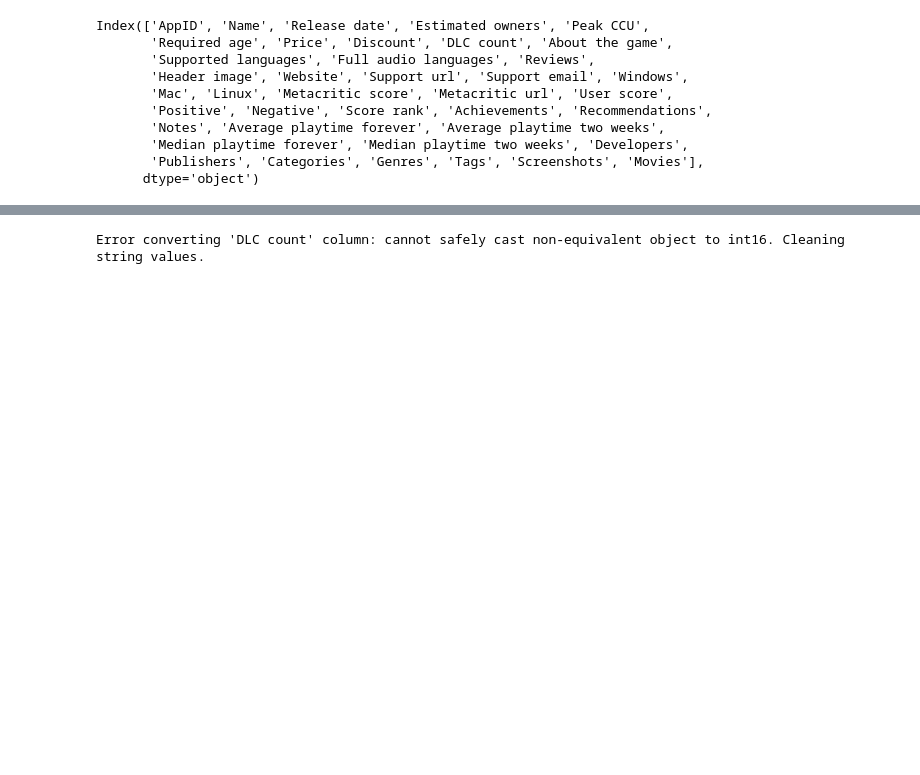
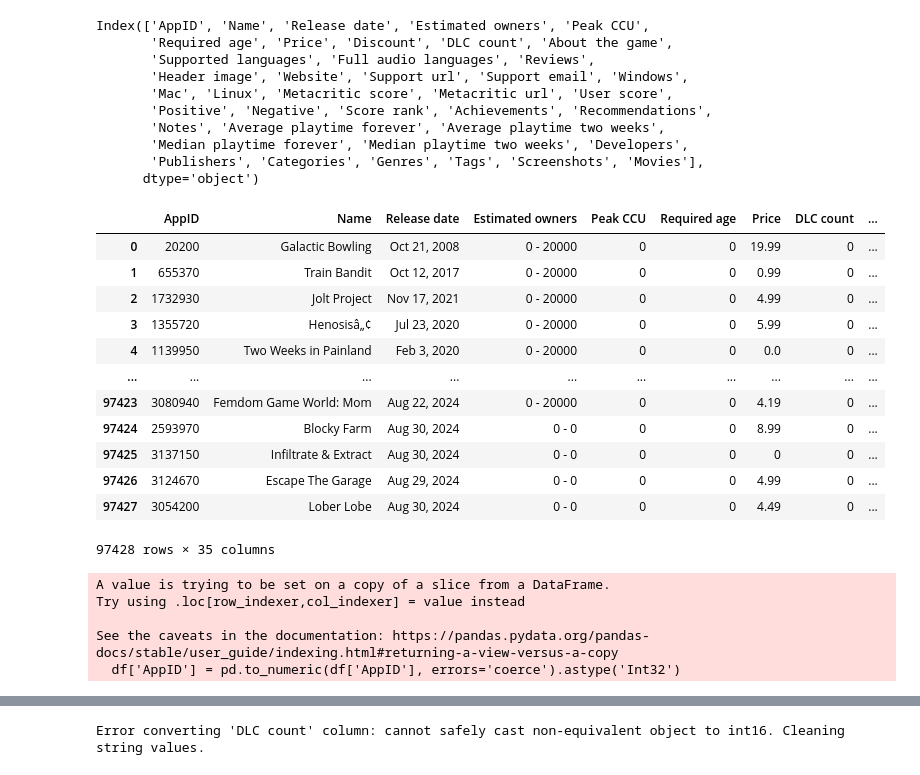
Before and after one commit to pyramidheadshark/Steam-AI-Recommendations, a Jupyter notebook: notebooks/dataset_preparation.ipynb, the cells around one changed output, grey strips where cells are left out. Drawn from its saved outputs; the diff is of its cells as text; code cells hidden in the pictures; blank space fills up the shorter version.

```diff
--- a/notebooks/dataset_preparation.ipynb
+++ b/notebooks/dataset_preparation.ipynb
@@ -7,12 +7,12 @@ from ydata_profiling import ProfileReport
 from nltk.corpus import stopwords
 # %%
 project_dir = "C:\\Users\\pyramidheadshark\\Repos\\Steam-AI-Recommendations"
-file_path = os.path.join(project_dir, 'data', 'raw', 'Steam Games 2024.csv')
-file_path
+data_path = os.path.join(project_dir, 'data', 'raw', 'Steam Games 2024.csv')
+data_path
 # %% [output]
 'C:\\Users\\pyramidheadshark\\Repos\\Steam-AI-Recommendations\\data\\raw\\Steam Games 2024.csv'
 # %%
-df = pd.read_csv(file_path)
+df = pd.read_csv(data_path)
 # %%
 df.info()
 # %% [output]
@@ -88,9 +88,31 @@ col_dtypes = {
     'Screenshots': 'object',
     'Movies': 'object'
 }
+# %%
+df
+# %% [output]
+|  | AppID | Name | Release date | Estimated owners | Peak CCU | Required age | Price | DLC count | ... |
+| 0 | 20200 | Galactic Bowling | Oct 21, 2008 | 0 - 20000 | 0 | 0 | 19.99 | 0 | ... |
+| 1 | 655370 | Train Bandit | Oct 12, 2017 | 0 - 20000 | 0 | 0 | 0.99 | 0 | ... |
+| 2 | 1732930 | Jolt Project | Nov 17, 2021 | 0 - 20000 | 0 | 0 | 4.99 | 0 | ... |
+| 3 | 1355720 | Henosisâ„¢ | Jul 23, 2020 | 0 - 20000 | 0 | 0 | 5.99 | 0 | ... |
+| 4 | 1139950 | Two Weeks in Painland | Feb 3, 2020 | 0 - 20000 | 0 | 0 | 0.0 | 0 | ... |
+| ... | ... | ... | ... | ... | ... | ... | ... | ... | ... |
+| 97423 | 3080940 | Femdom Game World: Mom | Aug 22, 2024 | 0 - 20000 | 0 | 0 | 4.19 | 0 | ... |
+| 97424 | 2593970 | Blocky Farm | Aug 30, 2024 | 0 - 0 | 0 | 0 | 8.99 | 0 | ... |
+| 97425 | 3137150 | Infiltrate & Extract | Aug 30, 2024 | 0 - 0 | 0 | 0 | 0 | 0 | ... |
+| 97426 | 3124670 | Escape The Garage | Aug 29, 2024 | 0 - 0 | 0 | 0 | 4.99 | 0 | ... |
+| 97427 | 3054200 | Lober Lobe | Aug 30, 2024 | 0 - 0 | 0 | 0 | 4.49 | 0 | ... |
+97428 rows × 35 columns
 # %%
 df = df[pd.to_numeric(df['AppID'], errors='coerce').notnull()]
 df['AppID'] = pd.to_numeric(df['AppID'], errors='coerce').astype('Int32')
+# %% [output]
+A value is trying to be set on a copy of a slice from a DataFrame.
+Try using .loc[row_indexer,col_indexer] = value instead
+
+See the caveats in the documentation: https://pandas.pydata.org/pandas-docs/stable/user_guide/indexing.html#returning-a-view-versus-a-copy
+  df['AppID'] = pd.to_numeric(df['AppID'], errors='coerce').astype('Int32')
 # %%
 for col in ['Windows', 'Mac', 'Linux']:
         df[col] = df[col].astype(str).str.lower() == 'true'
```
Also changed, not shown: parts of 22 cells of this notebook, 2 other files.
